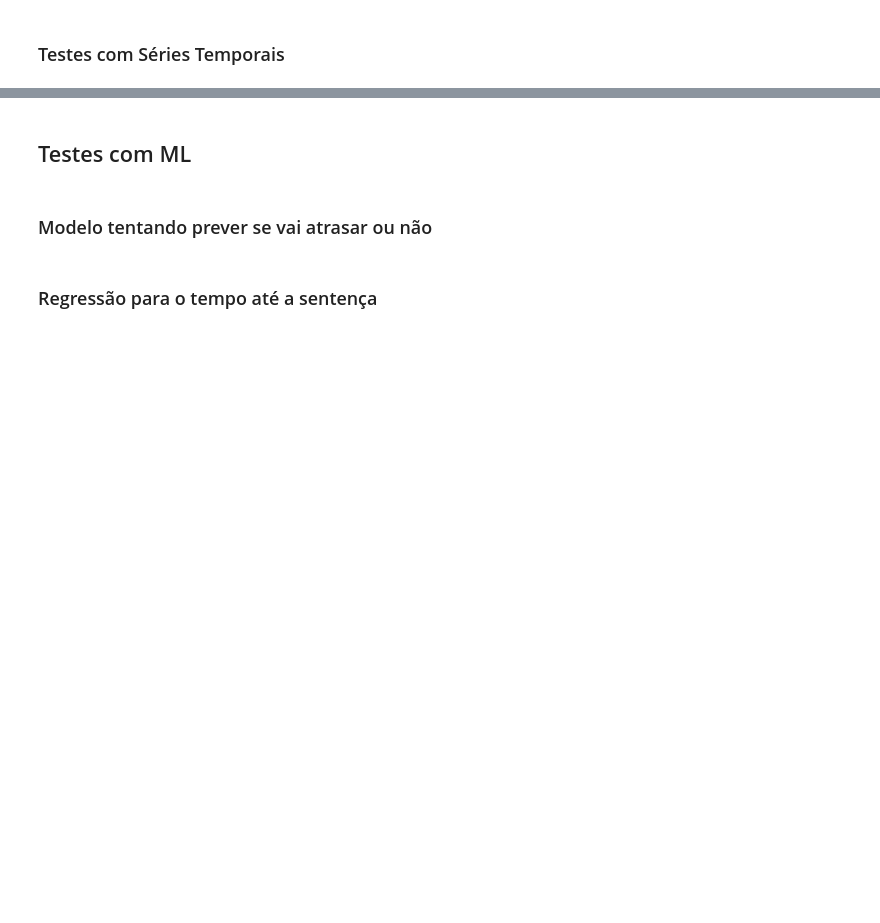
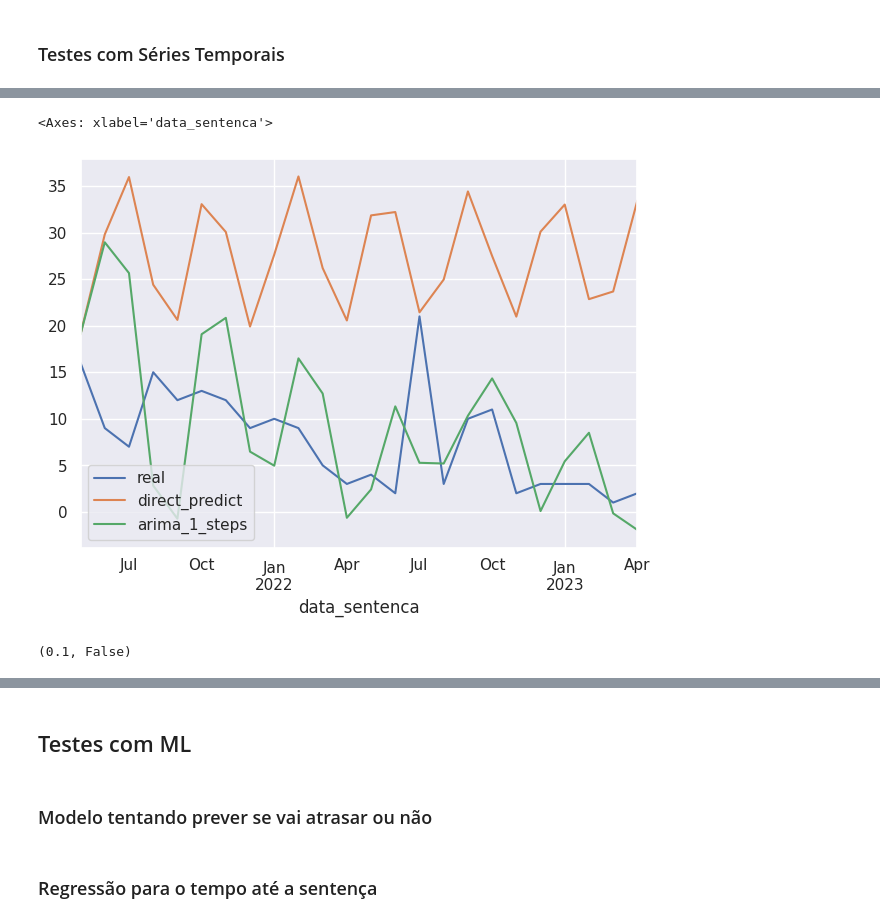
Before and after one commit to jeffersonduartebr/tcc_cesar, a Jupyter notebook: calcular_datas.ipynb, the cells around one changed output, grey strips where cells are left out. Drawn from its saved outputs; the diff is of its cells as text; code cells hidden in the pictures; blank space fills up the shorter version.

```diff
--- a/calcular_datas.ipynb
+++ b/calcular_datas.ipynb
@@ -388,0 +386,26 @@ def show_tendencia(ts, rm_size):
+# %%
+def arima_fit_predict(ts, m, horizon, test_size):
+  ts_train = ts[0:-(test_size+(horizon-1))].values
+  ts_test = ts[-(test_size+(horizon-1)):].values
+
+  model = auto_arima(ts_train, #X=None,
+            start_p=2, start_q=2, max_p=5, max_d=2,
+            max_q=5, start_P=1, start_Q=1, max_P=2,
+            max_D=1, max_Q=2, max_order=10, m=m,
+            stepwise=True, trace=True)
+
+  direct_predict = model.predict(ts_test.shape[0])
+
+  prevs_h_steps = []
+
+  for t in tqdm(ts_test):
+    prevs_h_steps.append(model.predict(horizon)[horizon-1])
+    model.update(t)
+
+  return prevs_h_steps[0:test_size], direct_predict[-test_size:]
+# %%
+test_size = 24
+m = 12
+horizon = 1
+ts = serie_sentencas
+prevs_h_steps, direct_predict = arima_fit_predict(ts, m, horizon, test_size)
@@ -388,0 +430,17 @@ def show_tendencia(ts, rm_size):
+# %%
+df_result = pd.DataFrame(
+    {
+        'real': ts.iloc[-test_size:],
+        'direct_predict': direct_predict,
+        'arima_1_steps': prevs_h_steps,
+    }
+)
+df_result.plot()
+# %% [output]
+<Axes: xlabel='data_sentenca'>
+[figure, added]
+# %%
+kpss = KPSSTest()
+print(kpss.should_diff(serie_sentencas))
+# %% [output]
+(0.1, False)
```
Also changed, not shown: parts of 18 cells of this notebook, 2 other files.
